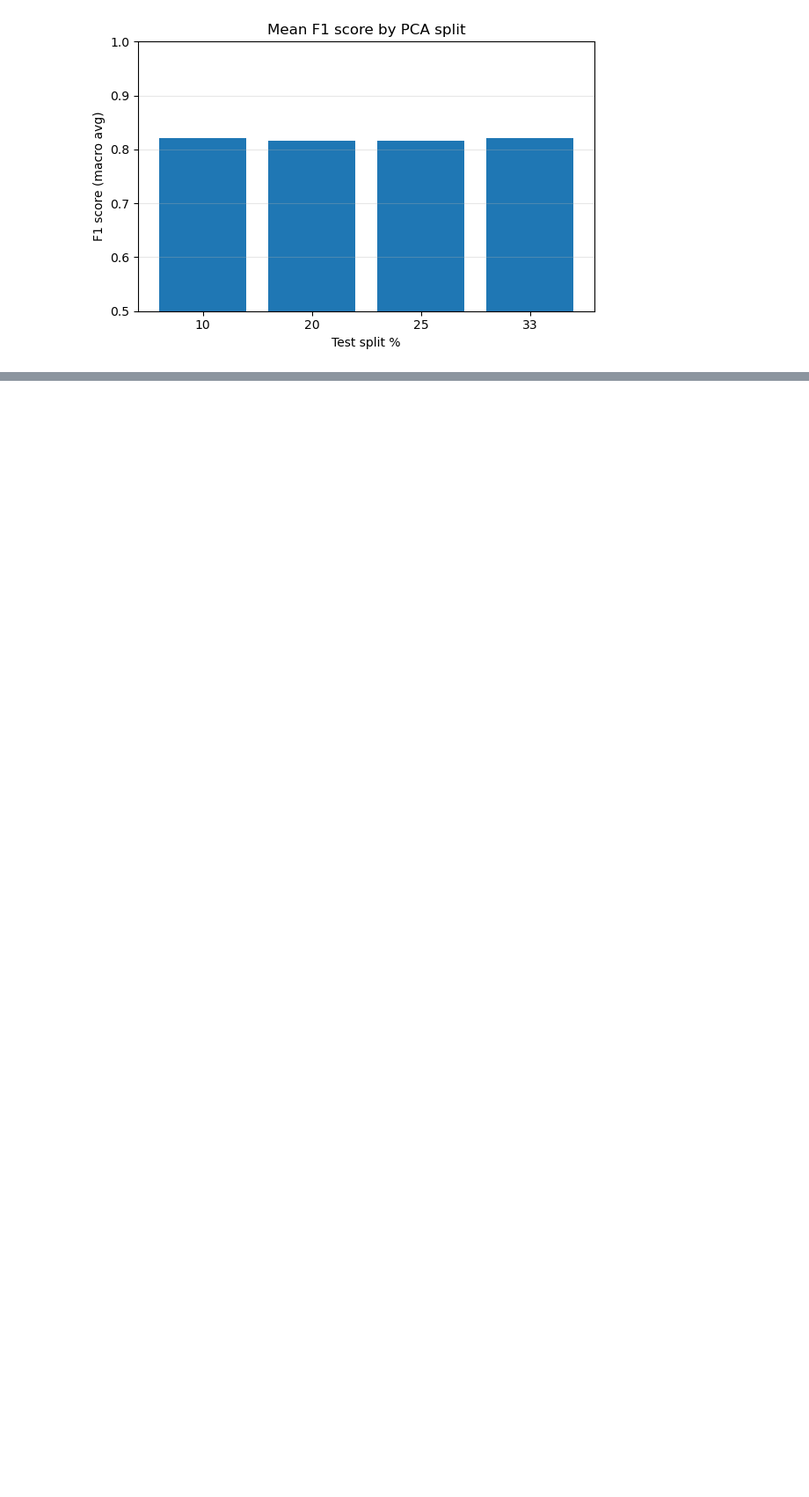
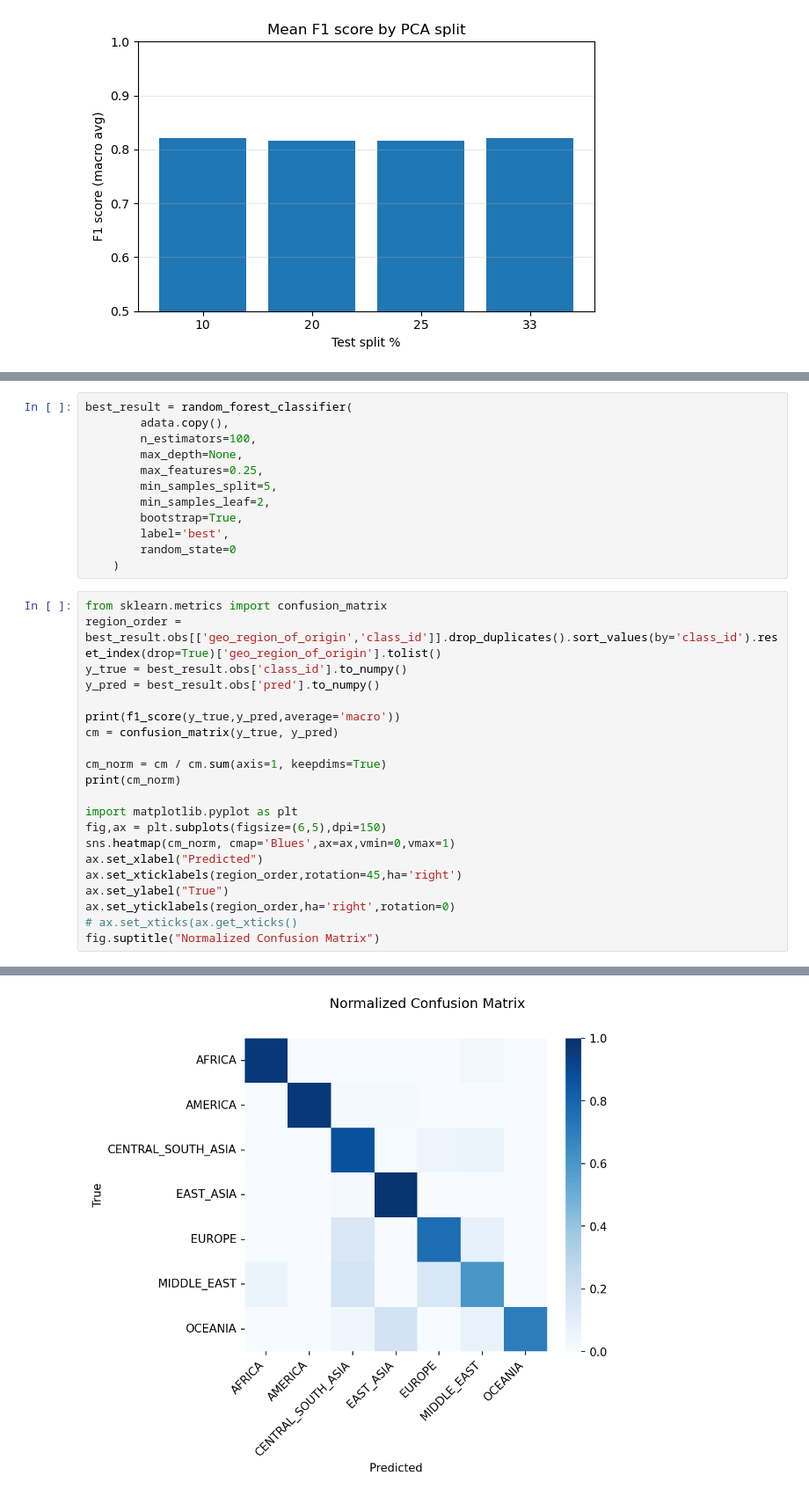
Before and after one commit to winch-jm/snp-pop-classification, a Jupyter notebook: notebooks/RandomForest.ipynb, the cells around one changed output, grey strips where cells are left out. Shown at 88% size. Saved outputs shown, nothing was run; the diff lists cells and outputs as text; blank space fills up the shorter version.

```diff
--- a/notebooks/RandomForest.ipynb
+++ b/notebooks/RandomForest.ipynb
@@ -230,0 +327,34 @@ Name: 239, dtype: object
+# %%
+best_result = random_forest_classifier(
+        adata.copy(),
+        n_estimators=100,
+        max_depth=None,
+        max_features=0.25,
+        min_samples_split=5,
+        min_samples_leaf=2,
+        bootstrap=True,
+        label='best',
+        random_state=0
+    )
+# %%
+from sklearn.metrics import confusion_matrix
+region_order = best_result.obs[['geo_region_of_origin','class_id']].drop_duplicates().sort_values(by='class_id').reset_index(drop=True)['geo_region_of_origin'].tolist()
+y_true = best_result.obs['class_id'].to_numpy()
+y_pred = best_result.obs['pred'].to_numpy()
+
+print(f1_score(y_true,y_pred,average='macro'))
+cm = confusion_matrix(y_true, y_pred)
+
+cm_norm = cm / cm.sum(axis=1, keepdims=True)
+print(cm_norm)
+
+import matplotlib.pyplot as plt
+fig,ax = plt.subplots(figsize=(6,5),dpi=150)
+sns.heatmap(cm_norm, cmap='Blues',ax=ax,vmin=0,vmax=1)
+ax.set_xlabel("Predicted")
+ax.set_xticklabels(region_order,rotation=45,ha='right')
+ax.set_ylabel("True")
+ax.set_yticklabels(region_order,ha='right',rotation=0)
+# ax.set_xticks(ax.get_xticks()
+fig.suptitle("Normalized Confusion Matrix")
+# %% [output]
@@ -230,0 +377 @@ Name: 239, dtype: object
+[figure, added]
```
Also changed, not shown: parts of 9 cells of this notebook, 2 other files.
